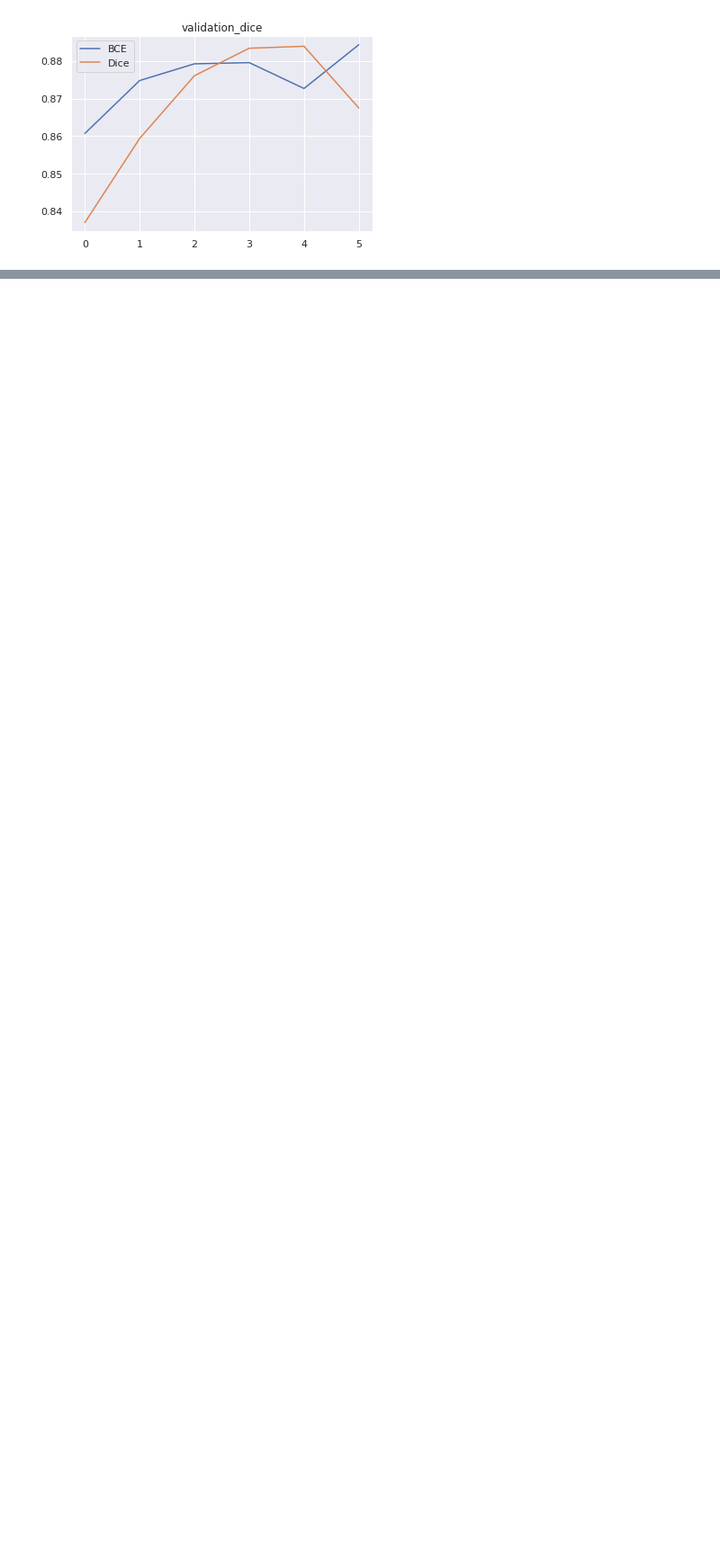
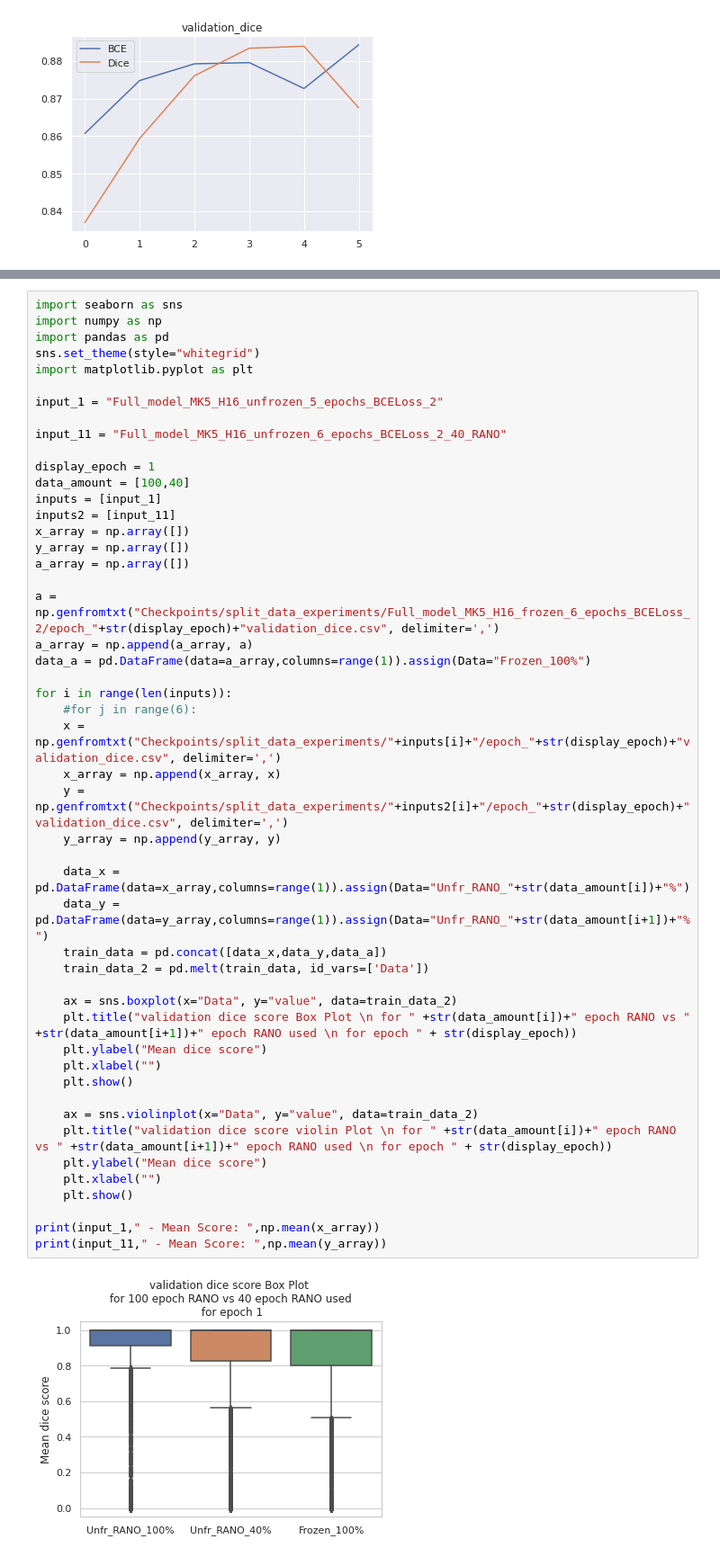
Before and after one commit to Jmckone1/unet, a Jupyter notebook: zip.ipynb, the cells around one changed output, grey strips where cells are left out. Shown at 90% size. Drawn from its saved outputs; the diff is of its cells as text; blank space fills up the shorter version.

```diff
--- a/zip.ipynb
+++ b/zip.ipynb
@@ -316,0 +229,51 @@ print(a+b+c)
+# %%
+import seaborn as sns
+import numpy as np
+import pandas as pd
+sns.set_theme(style="whitegrid")
+import matplotlib.pyplot as plt
+
+input_1 = "Full_model_MK5_H16_unfrozen_5_epochs_BCELoss_2"
+
+input_11 = "Full_model_MK5_H16_unfrozen_6_epochs_BCELoss_2_40_RANO"
+
+display_epoch = 1
+data_amount = [100,40]
+inputs = [input_1]
+inputs2 = [input_11]
+x_array = np.array([])
+y_array = np.array([])
+a_array = np.array([])
+
+a = np.genfromtxt("Checkpoints/split_data_experiments/Full_model_MK5_H16_frozen_6_epochs_BCELoss_2/epoch_"+str(display_epoch)+"validation_dice.csv", delimiter=',')
+a_array = np.append(a_array, a)
+data_a = pd.DataFrame(data=a_array,columns=range(1)).assign(Data="Frozen_100%")
+
+for i in range(len(inputs)):
+    #for j in range(6):
+    x = np.genfromtxt("Checkpoints/split_data_experiments/"+inputs[i]+"/epoch_"+str(display_epoch)+"validation_dice.csv", delimiter=',')
+    x_array = np.append(x_array, x)
+    y = np.genfromtxt("Checkpoints/split_data_experiments/"+inputs2[i]+"/epoch_"+str(display_epoch)+"validation_dice.csv", delimiter=',')
+    y_array = np.append(y_array, y)
+
+    data_x = pd.DataFrame(data=x_array,columns=range(1)).assign(Data="Unfr_RANO_"+str(data_amount[i])+"%")
+    data_y = pd.DataFrame(data=y_array,columns=range(1)).assign(Data="Unfr_RANO_"+str(data_amount[i+1])+"%")
+    train_data = pd.concat([data_x,data_y,data_a])
+    train_data_2 = pd.melt(train_data, id_vars=['Data'])
+
+    ax = sns.boxplot(x="Data", y="value", data=train_data_2)
+    plt.title("validation dice score Box Plot \n for " +str(data_amount[i])+" epoch RANO vs " +str(data_amount[i+1])+" epoch RANO used \n for epoch " + str(display_epoch))
+    plt.ylabel("Mean dice score")
+    plt.xlabel("")
+    plt.show()
+
+    ax = sns.violinplot(x="Data", y="value", data=train_data_2)
+    plt.title("validation dice score violin Plot \n for " +str(data_amount[i])+" epoch RANO vs " +str(data_amount[i+1])+" epoch RANO used \n for epoch " + str(display_epoch))
+    plt.ylabel("Mean dice score")
+    plt.xlabel("")
+    plt.show()
+
+print(input_1," - Mean Score: ",np.mean(x_array))
+print(input_11," - Mean Score: ",np.mean(y_array))
+# %% [output]
+[figure, added]
```
Also changed, not shown: parts of 7 cells of this notebook, 5 other files.
